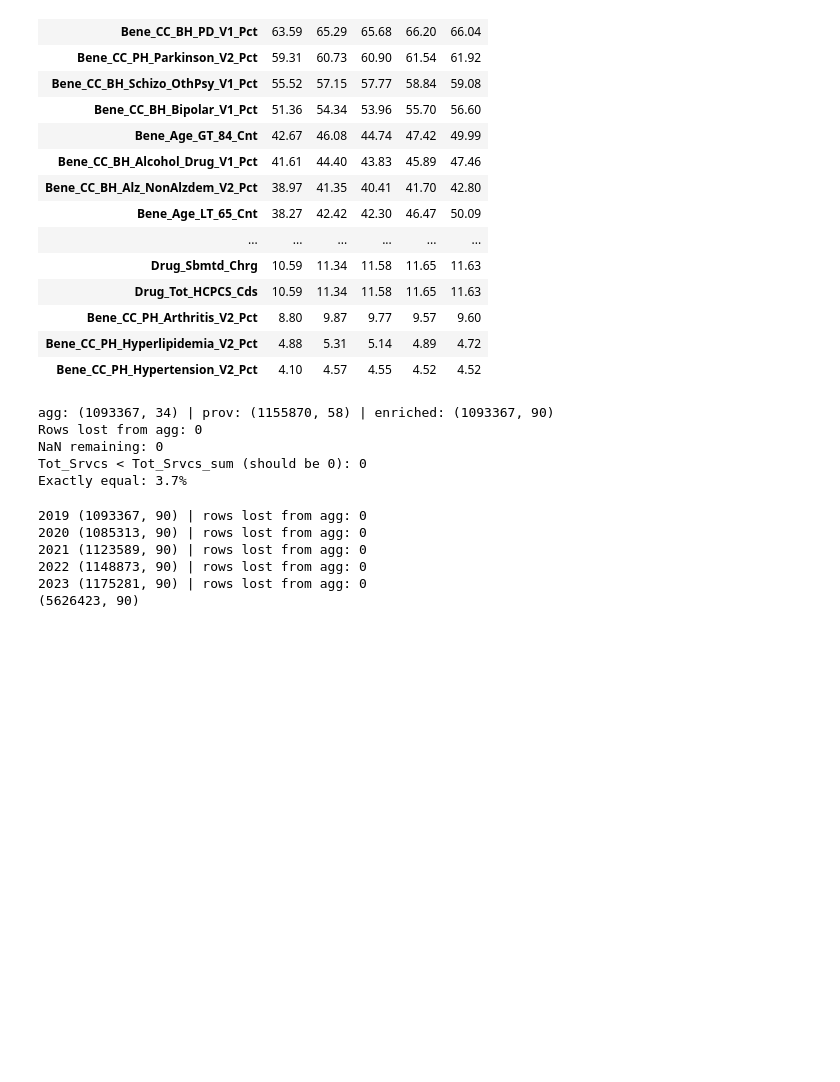
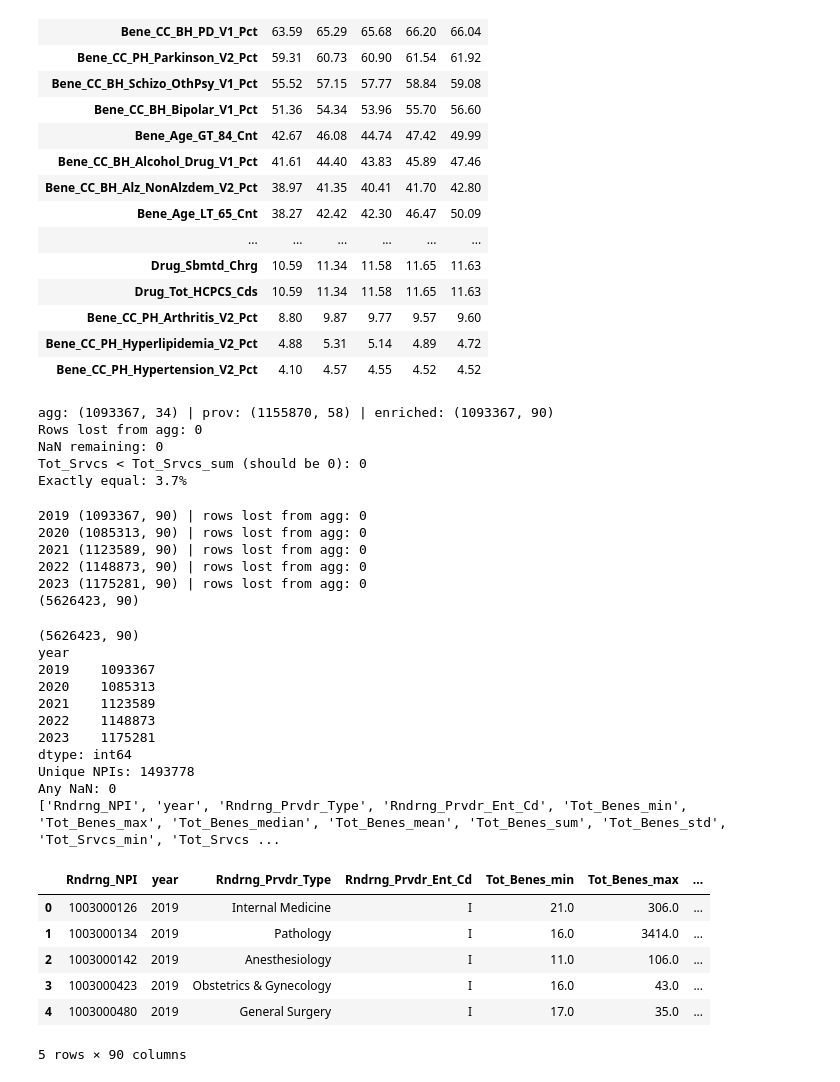
Before and after one commit to prathyusha-majety/medicare-fraud-pm, a Jupyter notebook: notebooks/03_enrich_partb.ipynb, the cells around one changed output. Saved outputs shown, nothing was run; the diff lists cells and outputs as text; code cells hidden in the pictures; blank space fills up the shorter version.

Commit message:
Labelling part_b data

```diff
--- a/notebooks/03_enrich_partb.ipynb
+++ b/notebooks/03_enrich_partb.ipynb
@@ -136,3 +136,32 @@ enr.to_parquet(PROC / "part_b_enriched_2019_2023.parquet", index=False)
 2022 (1148873, 90) | rows lost from agg: 0
 2023 (1175281, 90) | rows lost from agg: 0
 (5626423, 90)
+# %%
+import pandas as pd
+enr = pd.read_parquet("/scratch/sm3664/medicare-fraud/processed/part_b/part_b_enriched_2019_2023.parquet")
+
+print(enr.shape)                                  # expect (5626423, 90)
+print(enr.groupby("year").size())                 # rows per year
+print("Unique NPIs:", enr["Rndrng_NPI"].nunique())
+print("Any NaN:", int(enr.isna().sum().sum()))    # expect 0
+print(list(enr.columns))                          # all 90 column names
+enr.head()
+# %% [output]
+(5626423, 90)
+year
+2019    1093367
+2020    1085313
+2021    1123589
+2022    1148873
+2023    1175281
+dtype: int64
+Unique NPIs: 1493778
+Any NaN: 0
+['Rndrng_NPI', 'year', 'Rndrng_Prvdr_Type', 'Rndrng_Prvdr_Ent_Cd', 'Tot_Benes_min', 'Tot_Benes_max', 'Tot_Benes_median', 'Tot_Benes_mean', 'Tot_Benes_sum', 'Tot_Benes_std', 'Tot_Srvcs_min', 'Tot_Srvcs ...
+|  | Rndrng_NPI | year | Rndrng_Prvdr_Type | Rndrng_Prvdr_Ent_Cd | Tot_Benes_min | Tot_Benes_max | ... |
+| 0 | 1003000126 | 2019 | Internal Medicine | I | 21.0 | 306.0 | ... |
+| 1 | 1003000134 | 2019 | Pathology | I | 16.0 | 3414.0 | ... |
+| 2 | 1003000142 | 2019 | Anesthesiology | I | 11.0 | 106.0 | ... |
+| 3 | 1003000423 | 2019 | Obstetrics & Gynecology | I | 16.0 | 43.0 | ... |
+| 4 | 1003000480 | 2019 | General Surgery | I | 17.0 | 35.0 | ... |
+5 rows × 90 columns
```
Also changed, not shown: 3 other files.
